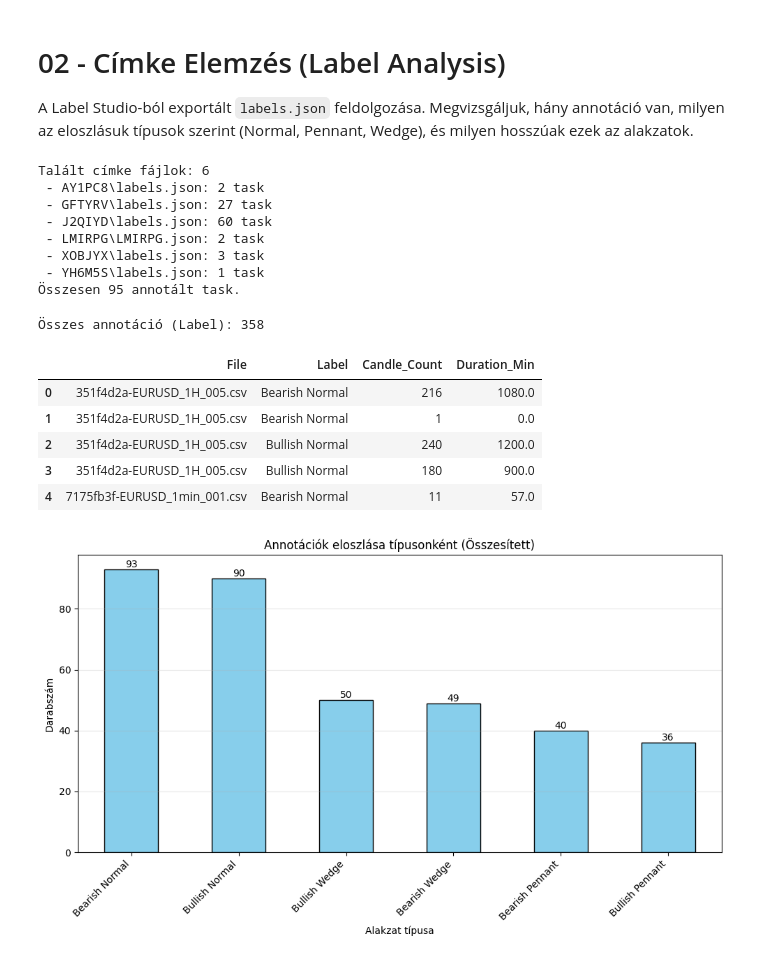
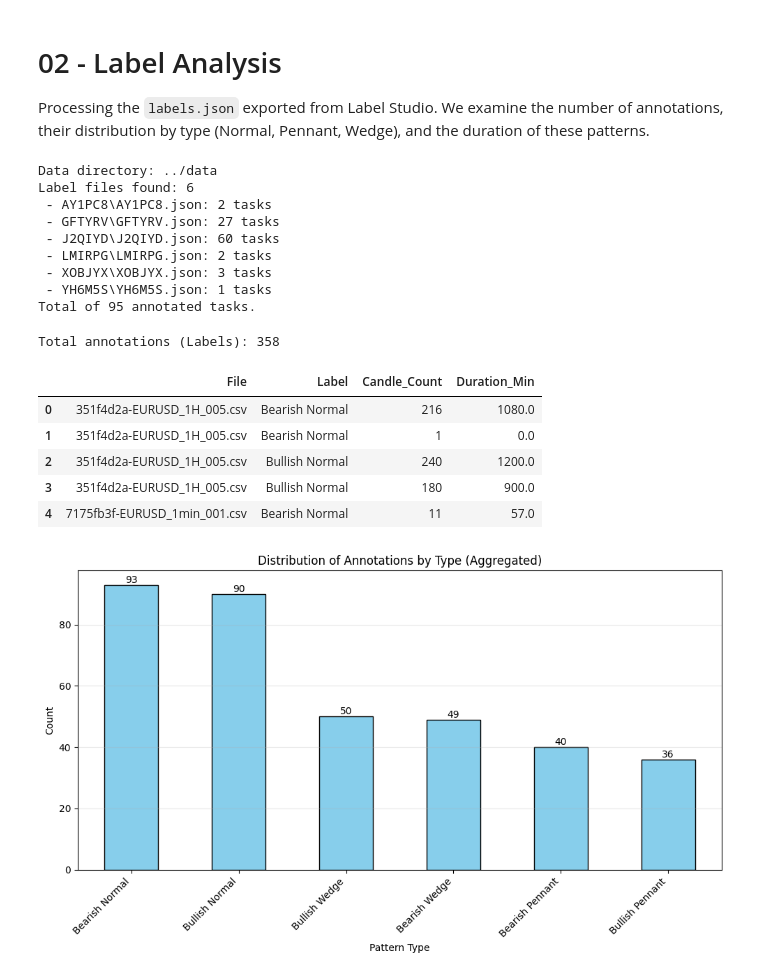
Before and after one commit to sutheo17/vitmma19-bull-flag-detector, a Jupyter notebook: notebook/02-label-analysis.ipynb, the cells around one changed output. Cells and saved outputs as stored; diff of their text form; code cells hidden in the pictures.

```diff
--- a/notebook/02-label-analysis.ipynb
+++ b/notebook/02-label-analysis.ipynb
@@ -1,6 +1,6 @@
 # %% [markdown]
-# 02 - Címke Elemzés (Label Analysis)
-A Label Studio-ból exportált `labels.json` feldolgozása. Megvizsgáljuk, hány annotáció van, milyen az eloszlásuk típusok szerint (Normal, Pennant, Wedge), és milyen hosszúak ezek az alakzatok.
+# 02 - Label Analysis
+Processing the `labels.json` exported from Label Studio. We examine the number of annotations, their distribution by type (Normal, Pennant, Wedge), and the duration of these patterns.
 # %%
 import json
 import pandas as pd
@@ -9,37 +9,39 @@ import os
 import glob
 import numpy as np
 
-# Útvonalak
+# Paths
 DATA_DIR = "../data" if os.path.exists("../data") else "/app/data"
+print(f"Data directory: {DATA_DIR}")
 
-# Minden labels.json megkeresése
+# Find all labels.json files
 label_files = glob.glob(os.path.join(DATA_DIR, "**", "*.json"), recursive=True)
-print(f"Talált címke fájlok: {len(label_files)}")
+print(f"Label files found: {len(label_files)}")
 
 all_data = []
 for lf in label_files:
     try:
         with open(lf, 'r') as f:
             tasks = json.load(f)
-            print(f" - {os.path.relpath(lf, DATA_DIR)}: {len(tasks)} task")
+            print(f" - {os.path.relpath(lf, DATA_DIR)}: {len(tasks)} tasks")
             all_data.extend(tasks)
     except Exception as e:
-        print(f"Hiba {lf}: {e}")
+        print(f"Error reading {lf}: {e}")
 
-print(f"Összesen {len(all_data)} annotált task.")
+print(f"Total of {len(all_data)} annotated tasks.")
 # %% [output]
-Talált címke fájlok: 6
- - AY1PC8\labels.json: 2 task
- - GFTYRV\labels.json: 27 task
- - J2QIYD\labels.json: 60 task
- - LMIRPG\LMIRPG.json: 2 task
- - XOBJYX\labels.json: 3 task
- - YH6M5S\labels.json: 1 task
-Összesen 95 annotált task.
+Data directory: ../data
+Label files found: 6
+ - AY1PC8\AY1PC8.json: 2 tasks
+ - GFTYRV\GFTYRV.json: 27 tasks
+ - J2QIYD\J2QIYD.json: 60 tasks
+ - LMIRPG\LMIRPG.json: 2 tasks
+ - XOBJYX\XOBJYX.json: 3 tasks
+ - YH6M5S\YH6M5S.json: 1 tasks
+Total of 95 annotated tasks.
 # %%
 def parse_annotation_time(time_val):
     """
-    Egyetlen JSON időérték biztonságos parse-olása.
+    Safely parses a single JSON time value.
     """
     if time_val is None:
         return None
@@ -65,7 +67,7 @@ for task in all_data:
             if labels:
                 label_name = labels[0]
 
-                # --- JAVÍTOTT RÉSZ ---
+                # --- IMPROVED PART ---
                 start = parse_annotation_time(val.get('start'))
                 end = parse_annotation_time(val.get('end'))
                 # ---------------------
@@ -73,10 +75,10 @@ for task in all_data:
                 if start is None or end is None:
                     continue
 
-                # Hossz számítása
+                # Calculate duration
                 duration_mins = (end - start).total_seconds() / 60
 
-                # Feltételezzük, hogy az adatok 5 percesek
+                # Assuming data is 5-minute intervals
                 candle_count = int(duration_mins / 5)
                 if candle_count < 1: candle_count = 1
 
@@ -88,10 +90,10 @@ for task in all_data:
                 })
 
 df_stats = pd.DataFrame(stats)
-print(f"Összes annotáció (Label): {len(df_stats)}")
+print(f"Total annotations (Labels): {len(df_stats)}")
 df_stats.head()
 # %% [output]
-Összes annotáció (Label): 358
+Total annotations (Labels): 358
 |  | File | Label | Candle_Count | Duration_Min |
 | 0 | 351f4d2a-EURUSD_1H_005.csv | Bearish Normal | 216 | 1080.0 |
 | 1 | 351f4d2a-EURUSD_1H_005.csv | Bearish Normal | 1 | 0.0 |
@@ -101,21 +103,21 @@ df_stats.head()
 # %%
 plt.figure(figsize=(10, 6))
 ax = df_stats['Label'].value_counts().plot(kind='bar', color='skyblue', edgecolor='black')
 
-plt.title("Annotációk eloszlása típusonként (Összesített)")
-plt.xlabel("Alakzat típusa")
-plt.ylabel("Darabszám")
+plt.title("Distribution of Annotations by Type (Aggregated)")
+plt.xlabel("Pattern Type")
+plt.ylabel("Count")
 plt.xticks(rotation=45, ha='right')
 plt.grid(axis='y', alpha=0.3)
 
 for p in ax.patches:
     ax.annotate(str(p.get_height()), (p.get_x() + p.get_width() / 2., p.get_height()),
                 ha='center', va='center', xytext=(0, 5), textcoords='offset points')
 
 plt.tight_layout()
 plt.show()
 # %% [output]
-[figure, old version]
+[figure, new version]
 # %%
 plt.figure(figsize=(10, 6))
 plt.hist(df_stats['Candle_Count'], bins=20, color='orange', edgecolor='black')
```
Also changed, not shown: parts of 1 cell of this notebook, 3 other files.
